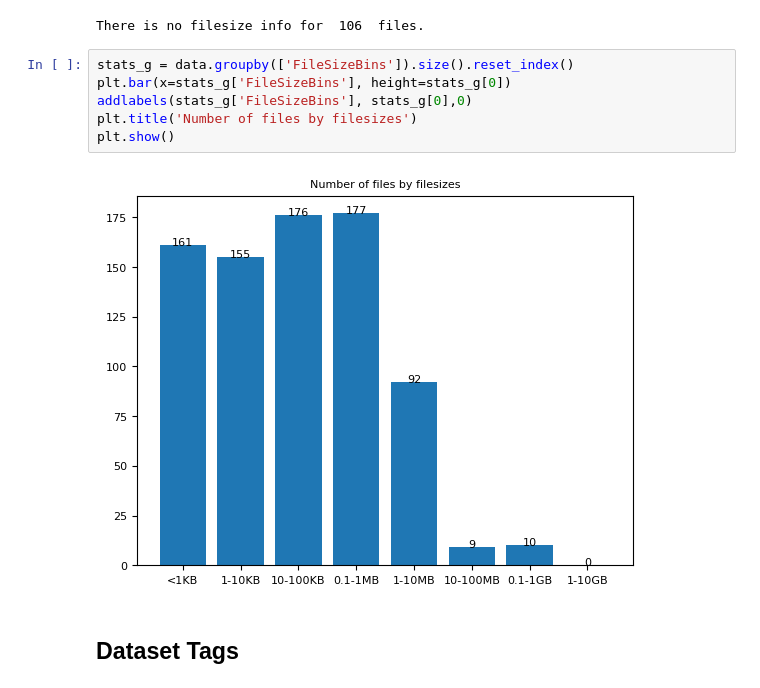
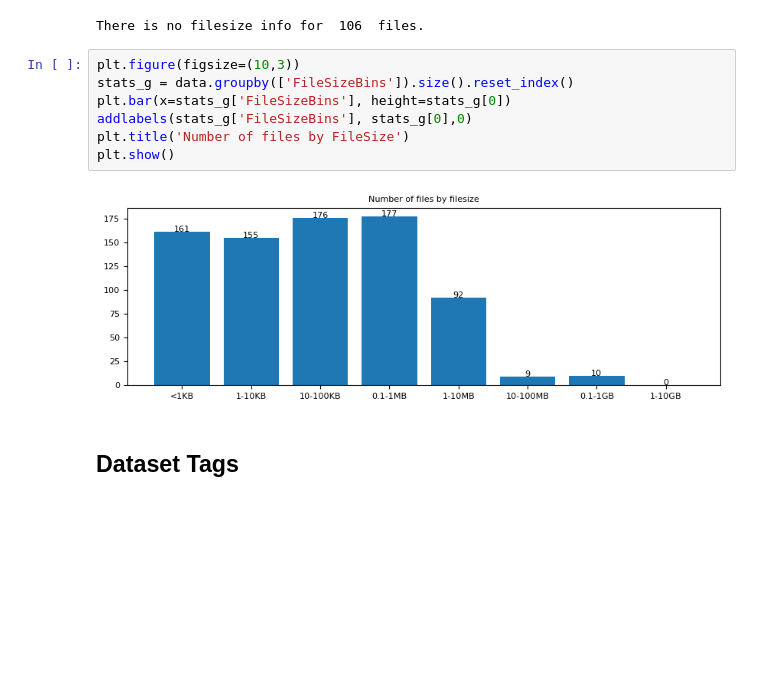
Before and after one commit to OpenDataScotland/the_od_bods, a Jupyter notebook: analytics/analytics.ipynb, the cells around one changed output. Saved outputs shown, nothing was run; the diff lists cells and outputs as text; blank space fills up the shorter version.

```diff
--- a/analytics/analytics.ipynb
+++ b/analytics/analytics.ipynb
@@ -305,12 +305,13 @@ else: None
 # %% [output]
 There is no filesize info for  106  files.
 # %%
+plt.figure(figsize=(10,3))
 stats_g = data.groupby(['FileSizeBins']).size().reset_index()
 plt.bar(x=stats_g['FileSizeBins'], height=stats_g[0])
 addlabels(stats_g['FileSizeBins'], stats_g[0],0)
-plt.title('Number of files by filesizes')
+plt.title('Number of files by FileSize')
 plt.show()
 # %% [output]
-[figure, old version]
+[figure, new version]
 # %% [markdown]
 ## Dataset Tags
```
Also changed, not shown: parts of 8 cells of this notebook.
